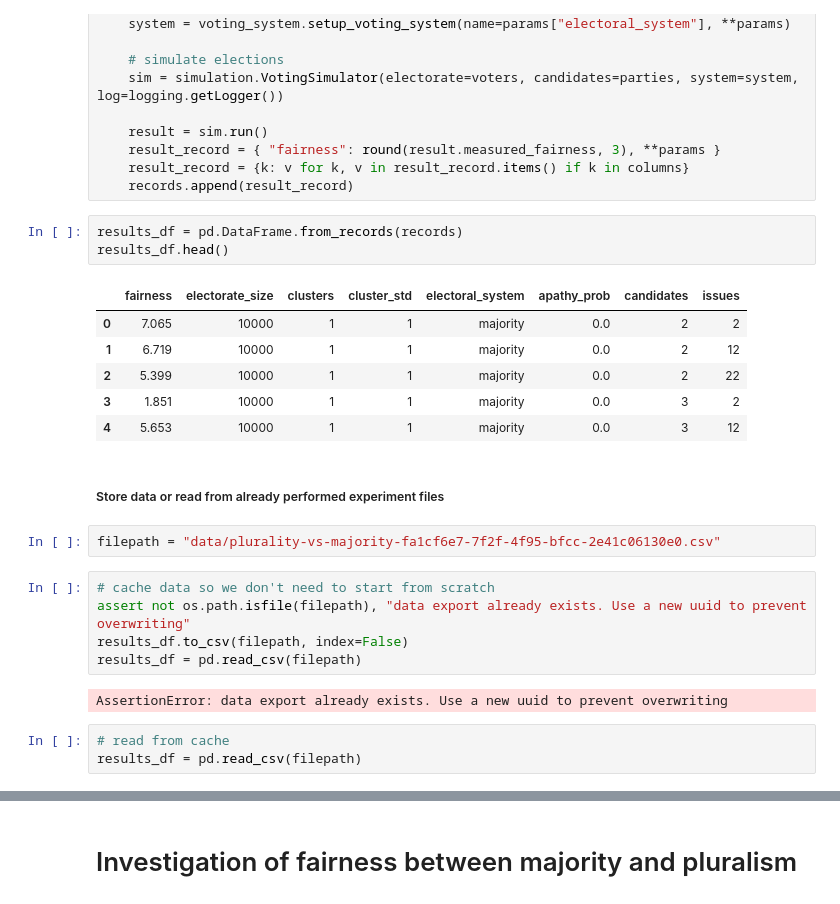
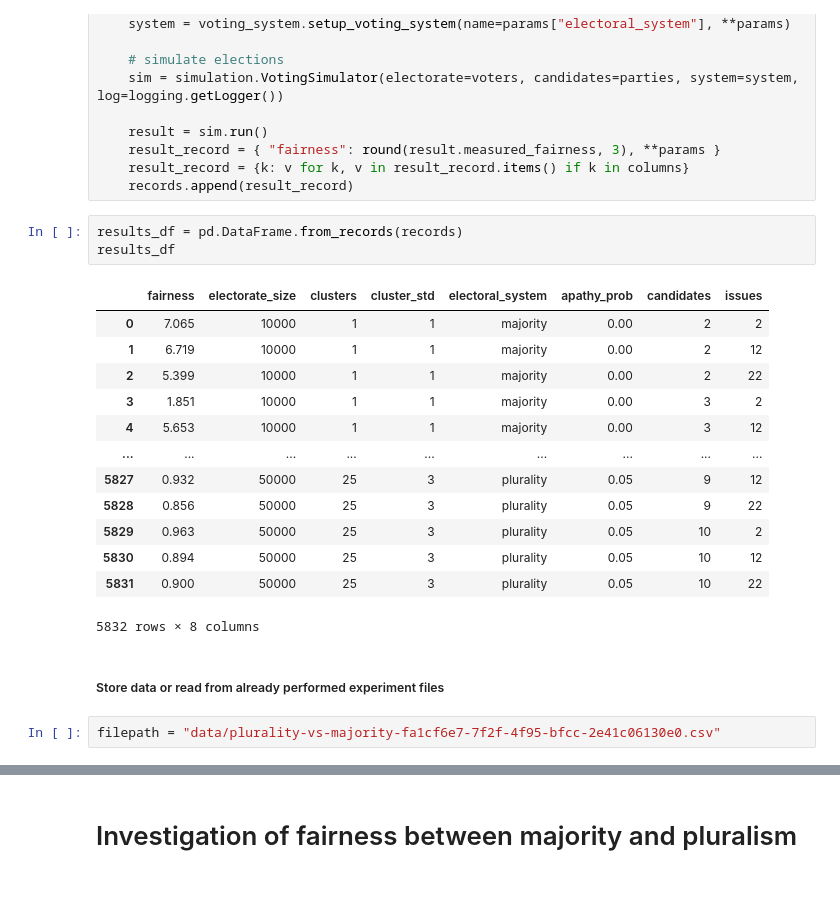
Before and after one commit to Expan75/complex-simulation-project, a Jupyter notebook: plurality_vs_majority.ipynb, the cells around one changed output, grey strips where cells are left out. Cells and saved outputs as stored; diff of their text form.

```diff
--- a/plurality_vs_majority.ipynb
+++ b/plurality_vs_majority.ipynb
@@ -144,25 +144,22 @@ for params in tqdm(experiment_matrix):
     records.append(result_record)
 # %%
 results_df = pd.DataFrame.from_records(records)
-results_df.head()
+results_df
 # %% [output]
 |  | fairness | electorate_size | clusters | cluster_std | electoral_system | apathy_prob | candidates | issues |
-| 0 | 7.065 | 10000 | 1 | 1 | majority | 0.0 | 2 | 2 |
-| 1 | 6.719 | 10000 | 1 | 1 | majority | 0.0 | 2 | 12 |
-| 2 | 5.399 | 10000 | 1 | 1 | majority | 0.0 | 2 | 22 |
-| 3 | 1.851 | 10000 | 1 | 1 | majority | 0.0 | 3 | 2 |
-| 4 | 5.653 | 10000 | 1 | 1 | majority | 0.0 | 3 | 12 |
+| 0 | 7.065 | 10000 | 1 | 1 | majority | 0.00 | 2 | 2 |
+| 1 | 6.719 | 10000 | 1 | 1 | majority | 0.00 | 2 | 12 |
+| 2 | 5.399 | 10000 | 1 | 1 | majority | 0.00 | 2 | 22 |
+| 3 | 1.851 | 10000 | 1 | 1 | majority | 0.00 | 3 | 2 |
+| 4 | 5.653 | 10000 | 1 | 1 | majority | 0.00 | 3 | 12 |
+| ... | ... | ... | ... | ... | ... | ... | ... | ... |
+| 5827 | 0.932 | 50000 | 25 | 3 | plurality | 0.05 | 9 | 12 |
+| 5828 | 0.856 | 50000 | 25 | 3 | plurality | 0.05 | 9 | 22 |
+| 5829 | 0.963 | 50000 | 25 | 3 | plurality | 0.05 | 10 | 2 |
+| 5830 | 0.894 | 50000 | 25 | 3 | plurality | 0.05 | 10 | 12 |
+| 5831 | 0.900 | 50000 | 25 | 3 | plurality | 0.05 | 10 | 22 |
+5832 rows × 8 columns
-# %% [markdown]
-##### Store data or read from already performed experiment files
+# %% [markdown]
+##### Store data or read from already performed experiment files
 # %%
 filepath = "data/plurality-vs-majority-fa1cf6e7-7f2f-4f95-bfcc-2e41c06130e0.csv"
-# %%
-# cache data so we don't need to start from scratch
-assert not os.path.isfile(filepath), "data export already exists. Use a new uuid to prevent overwriting"
-results_df.to_csv(filepath, index=False)
-results_df = pd.read_csv(filepath)
-# %% [output]
-AssertionError: data export already exists. Use a new uuid to prevent overwriting
-# %%
-# read from cache
-results_df = pd.read_csv(filepath)
```
Also changed, not shown: parts of 18 cells of this notebook, 1 other file.
